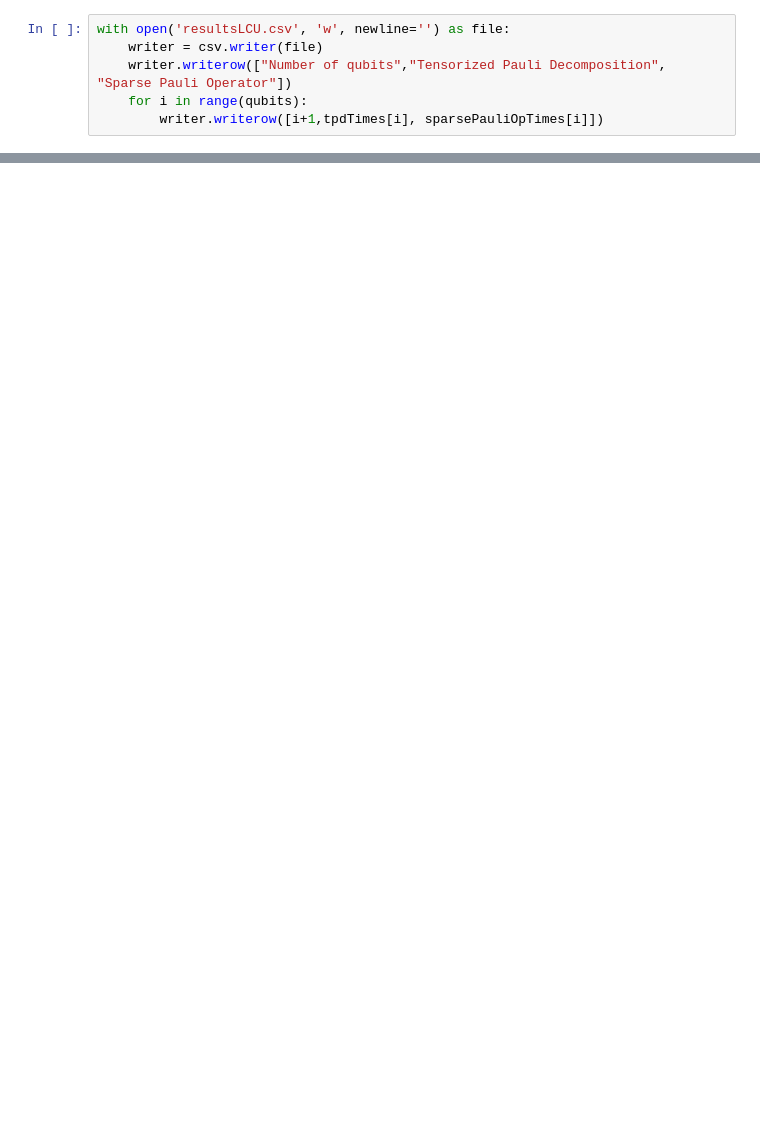
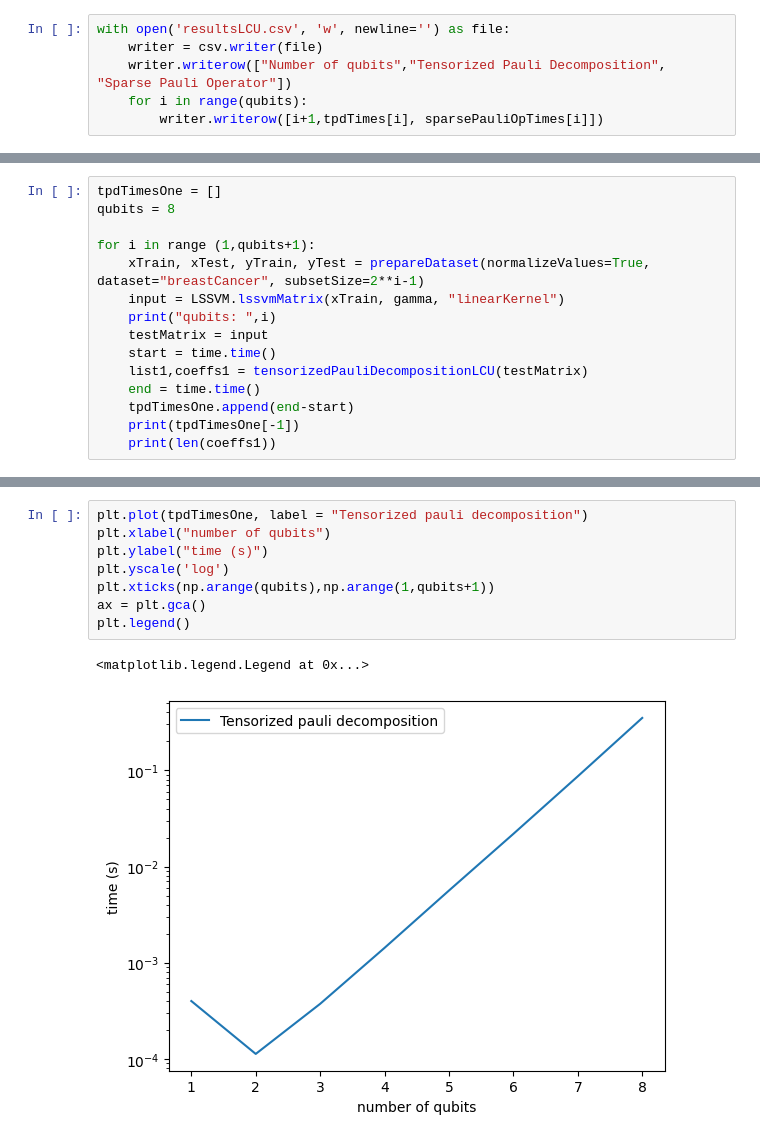
Before and after one commit to cezaris13/CourseWork, a Jupyter notebook: VQLS-QSVM-Implementation/TPDTest.ipynb, the cells around one changed output, grey strips where cells are left out. Drawn from its saved outputs; the diff is of its cells as text; blank space fills up the shorter version.

Commit message:
more tests with real and simulated data

```diff
--- a/VQLS-QSVM-Implementation/TPDTest.ipynb
+++ b/VQLS-QSVM-Implementation/TPDTest.ipynb
@@ -89,0 +123,15 @@ with open('resultsLCU.csv', 'w', newline='') as file:
+# %%
+tpdTimesOne = []
+qubits = 8
+
+for i in range (1,qubits+1):
+    xTrain, xTest, yTrain, yTest = prepareDataset(normalizeValues=True, dataset="breastCancer", subsetSize=2**i-1)
+    input = LSSVM.lssvmMatrix(xTrain, gamma, "linearKernel")
+    print("qubits: ",i)
+    testMatrix = input
+    start = time.time()
+    list1,coeffs1 = tensorizedPauliDecompositionLCU(testMatrix)
+    end = time.time()
+    tpdTimesOne.append(end-start)
+    print(tpdTimesOne[-1])
+    print(len(coeffs1))
@@ -89,0 +156,11 @@ with open('resultsLCU.csv', 'w', newline='') as file:
+# %%
+plt.plot(tpdTimesOne, label = "Tensorized pauli decomposition")
+plt.xlabel("number of qubits")
+plt.ylabel("time (s)")
+plt.yscale('log')
+plt.xticks(np.arange(qubits),np.arange(1,qubits+1))
+ax = plt.gca()
+plt.legend()
+# %% [output]
+<matplotlib.legend.Legend at 0x...>
+[figure, added]
```
Also changed, not shown: parts of 5 cells of this notebook, 1 other file.
